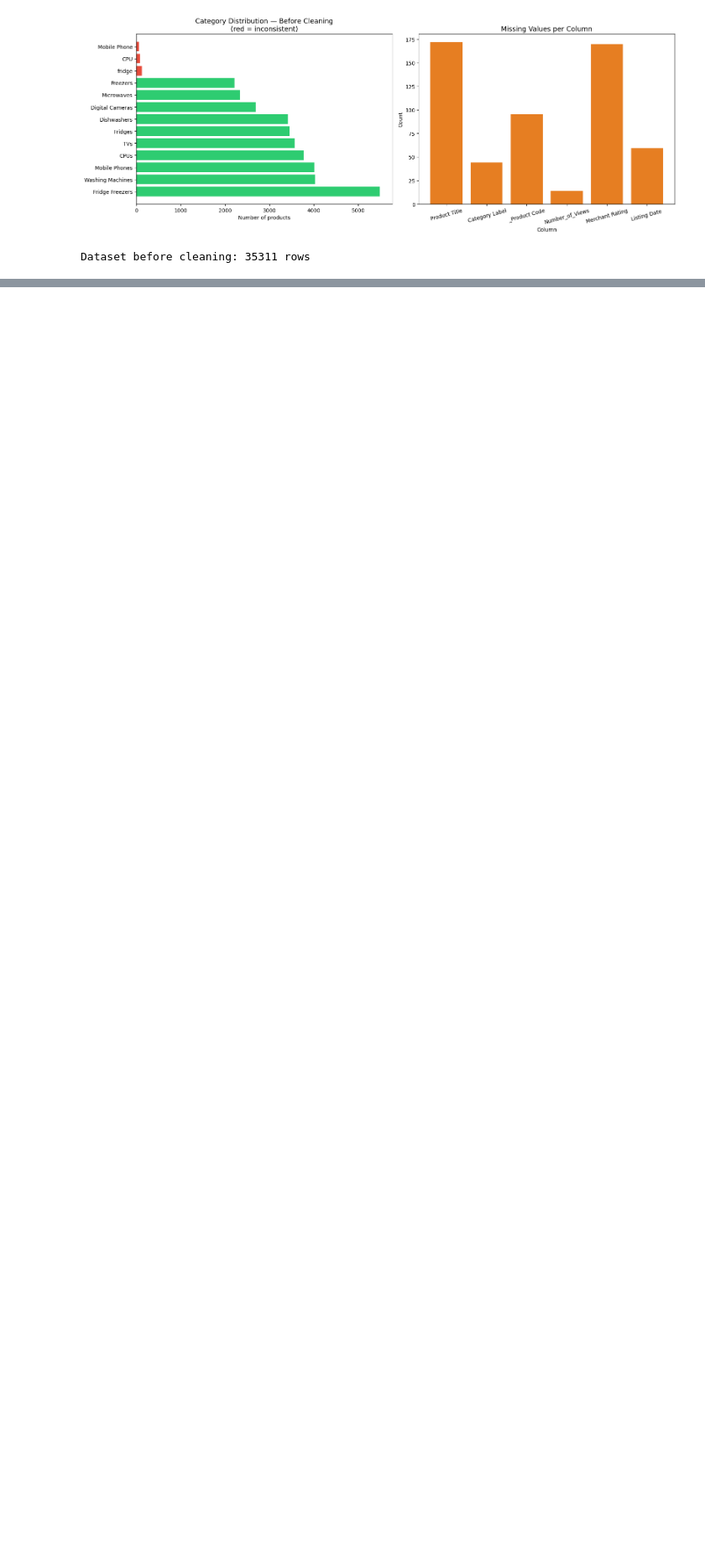
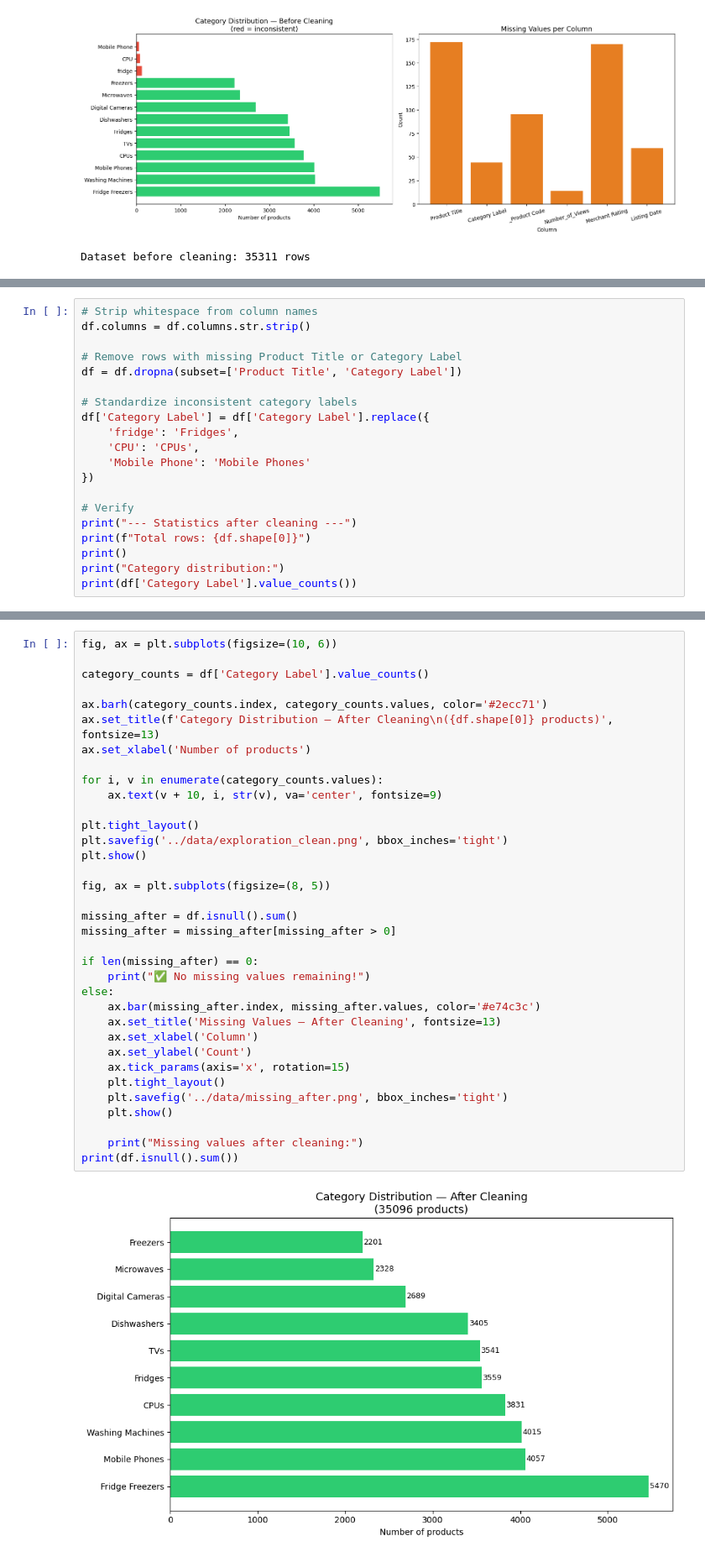
Before and after one commit to ivanadjuricic/product-category-classifier, a Jupyter notebook: notebooks/product_category_analysis.ipynb, the cells around one changed output, grey strips where cells are left out. Shown at 84% size. Saved outputs shown, nothing was run; the diff lists cells and outputs as text; blank space fills up the shorter version.

Commit message:
Add Step 3 and Step 4: data cleaning, feature engineering

```diff
--- a/notebooks/product_category_analysis.ipynb
+++ b/notebooks/product_category_analysis.ipynb
@@ -170,0 +180,20 @@ Dataset before cleaning: 35311 rows
+# %%
+# Strip whitespace from column names
+df.columns = df.columns.str.strip()
+
+# Remove rows with missing Product Title or Category Label
+df = df.dropna(subset=['Product Title', 'Category Label'])
+
+# Standardize inconsistent category labels
+df['Category Label'] = df['Category Label'].replace({
+    'fridge': 'Fridges',
+    'CPU': 'CPUs',
+    'Mobile Phone': 'Mobile Phones'
+})
+
+# Verify
+print("--- Statistics after cleaning ---")
+print(f"Total rows: {df.shape[0]}")
+print()
+print("Category distribution:")
+print(df['Category Label'].value_counts())
@@ -170,0 +217,37 @@ Dataset before cleaning: 35311 rows
+# %%
+fig, ax = plt.subplots(figsize=(10, 6))
+
+category_counts = df['Category Label'].value_counts()
+
+ax.barh(category_counts.index, category_counts.values, color='#2ecc71')
+ax.set_title(f'Category Distribution — After Cleaning\n({df.shape[0]} products)', fontsize=13)
+ax.set_xlabel('Number of products')
+
+for i, v in enumerate(category_counts.values):
+    ax.text(v + 10, i, str(v), va='center', fontsize=9)
+
+plt.tight_layout()
+plt.savefig('../data/exploration_clean.png', bbox_inches='tight')
+plt.show()
+
+fig, ax = plt.subplots(figsize=(8, 5))
+
+missing_after = df.isnull().sum()
+missing_after = missing_after[missing_after > 0]
+
+if len(missing_after) == 0:
+    print("✅ No missing values remaining!")
+else:
+    ax.bar(missing_after.index, missing_after.values, color='#e74c3c')
+    ax.set_title('Missing Values — After Cleaning', fontsize=13)
+    ax.set_xlabel('Column')
+    ax.set_ylabel('Count')
+    ax.tick_params(axis='x', rotation=15)
+    plt.tight_layout()
+    plt.savefig('../data/missing_after.png', bbox_inches='tight')
+    plt.show()
+
+    print("Missing values after cleaning:")
+print(df.isnull().sum())
+# %% [output]
+[figure, added]
```
Also changed, not shown: parts of 7 cells of this notebook, 2 other files.
